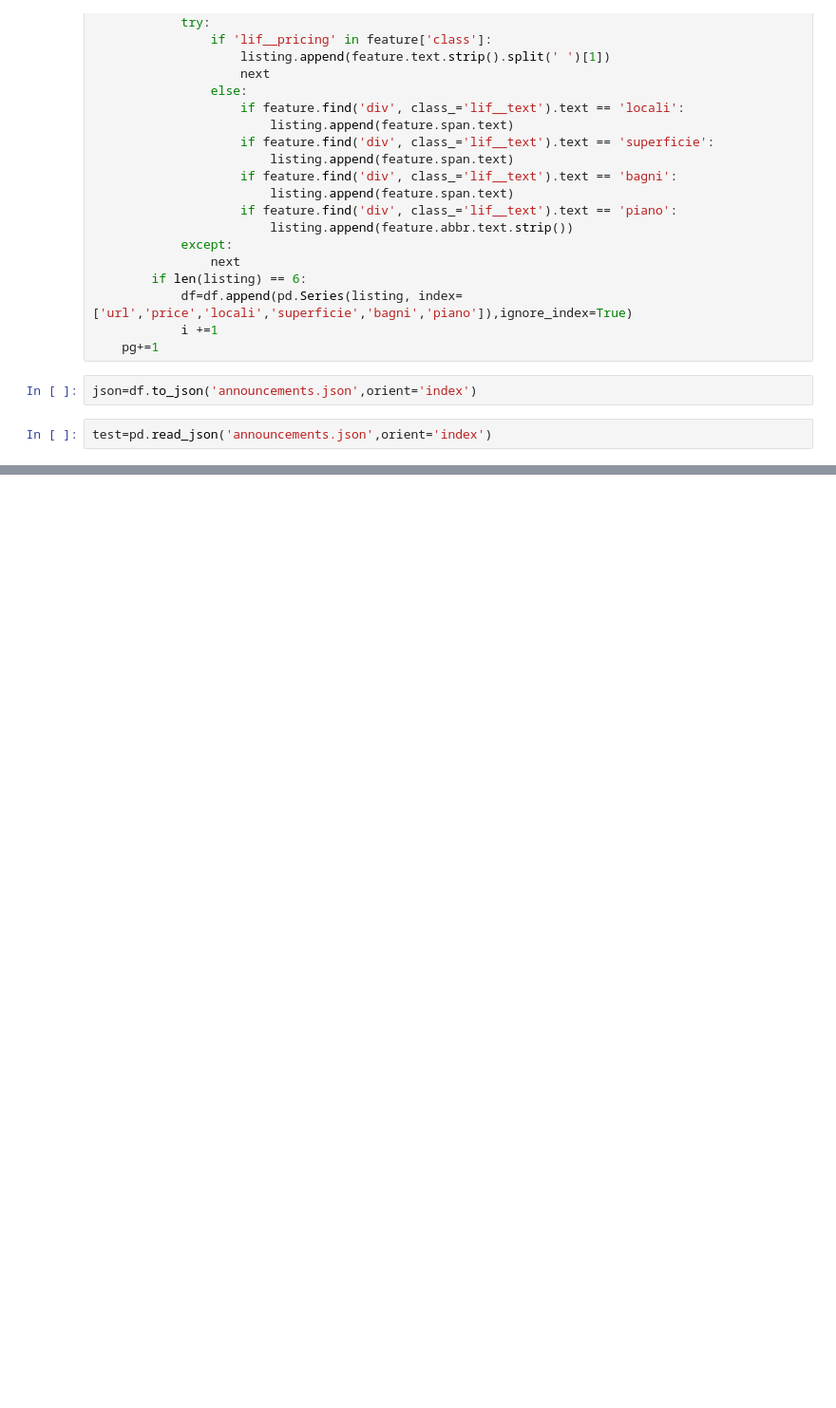
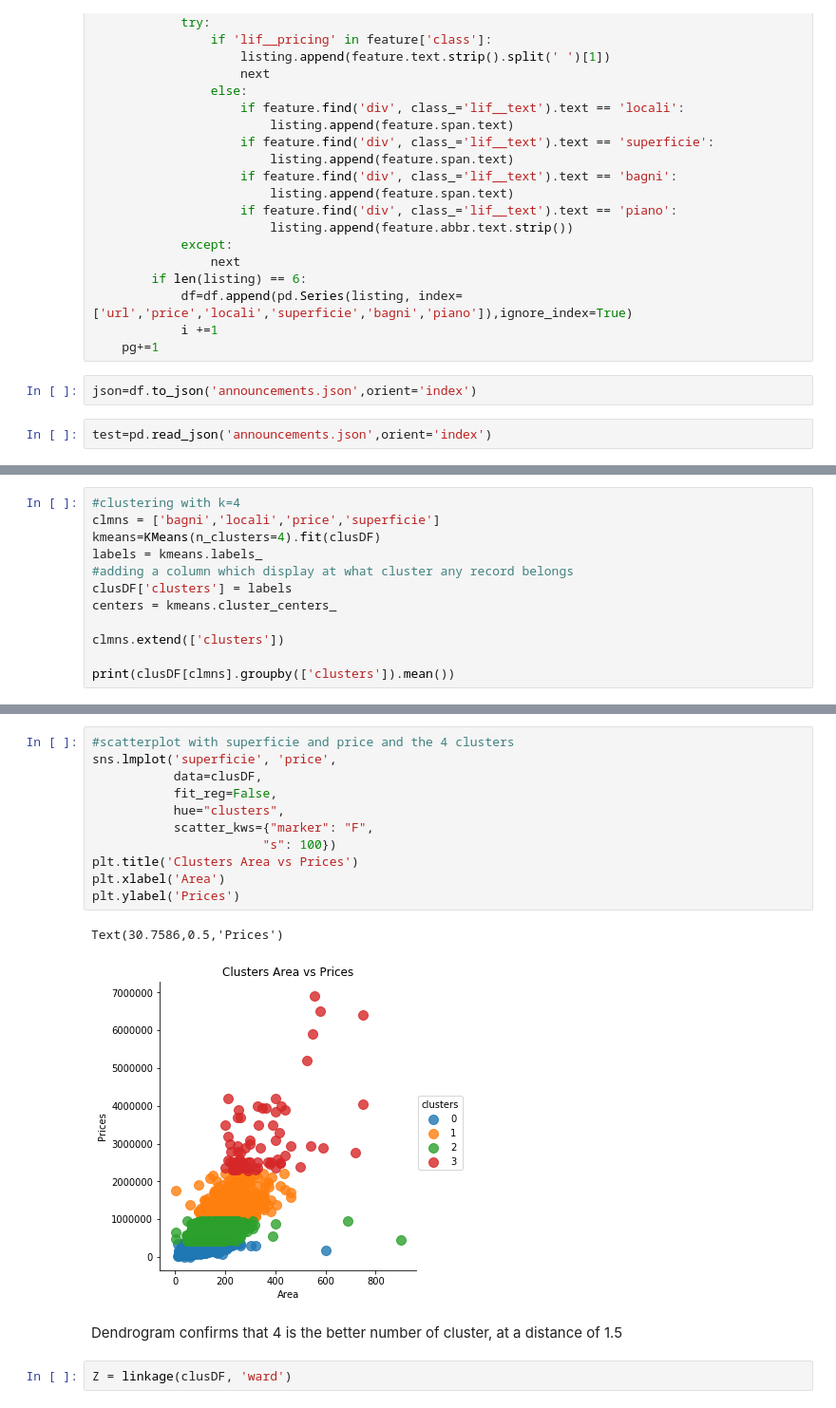
Before and after one commit to jaz93/ADM_HW4, a Jupyter notebook: adm_hw4(data collection).ipynb, the cells around one changed output, grey strips where cells are left out. Shown at 95% size. Saved outputs shown, nothing was run; the diff lists cells and outputs as text; blank space fills up the shorter version.

```diff
--- a/adm_hw4(data collection).ipynb
+++ b/adm_hw4(data collection).ipynb
@@ -47,0 +136,12 @@ test=pd.read_json('announcements.json',orient='index')
+# %%
+#clustering with k=4
+clmns = ['bagni','locali','price','superficie']
+kmeans=KMeans(n_clusters=4).fit(clusDF)
+labels = kmeans.labels_
+#adding a column which display at what cluster any record belongs
+clusDF['clusters'] = labels
+centers = kmeans.cluster_centers_
+
+clmns.extend(['clusters'])
+
+print(clusDF[clmns].groupby(['clusters']).mean())
@@ -47,0 +159,18 @@ test=pd.read_json('announcements.json',orient='index')
+# %%
+#scatterplot with superficie and price and the 4 clusters
+sns.lmplot('superficie', 'price',
+           data=clusDF,
+           fit_reg=False,
+           hue="clusters",
+           scatter_kws={"marker": "F",
+                       "s": 100})
+plt.title('Clusters Area vs Prices')
+plt.xlabel('Area')
+plt.ylabel('Prices')
+# %% [output]
+Text(30.7586,0.5,'Prices')
+[figure, added]
+# %% [markdown]
+Dendrogram confirms that 4 is the better number of cluster, at a distance of 1.5
+# %%
+Z = linkage(clusDF, 'ward')
```
Also changed, not shown: parts of 31 cells of this notebook.
